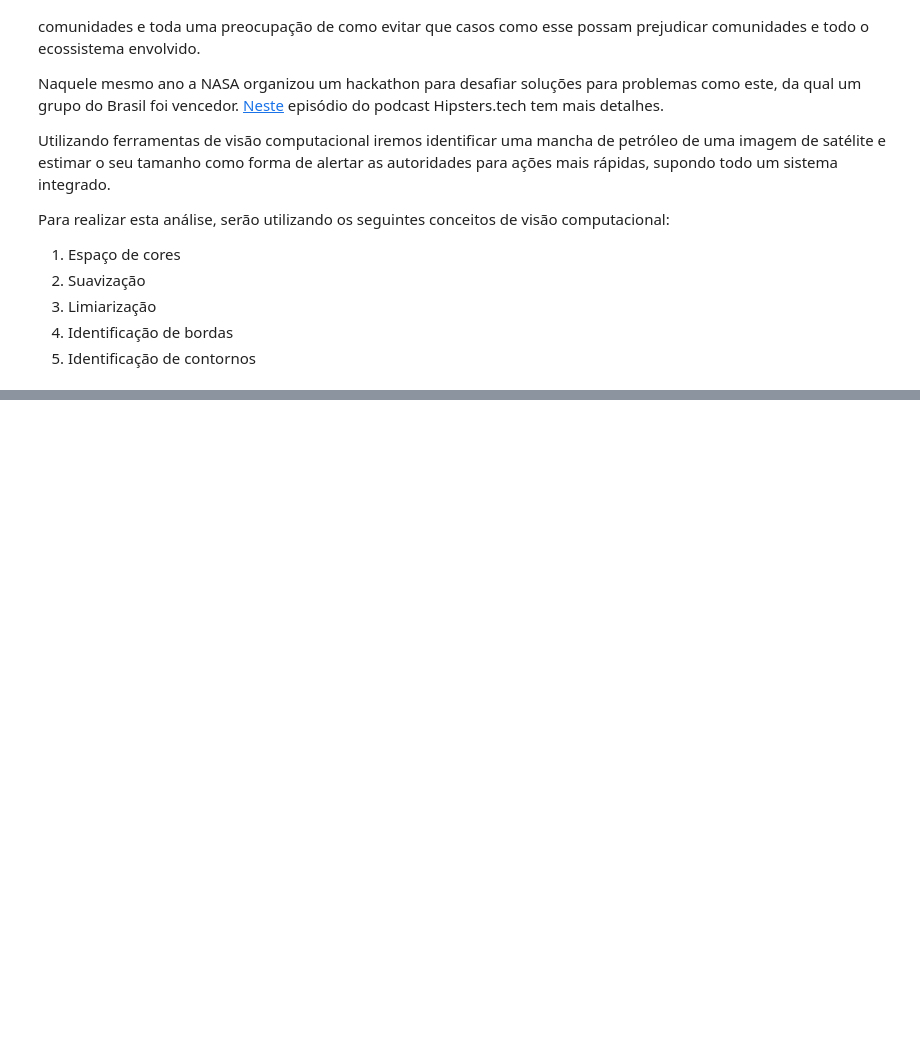
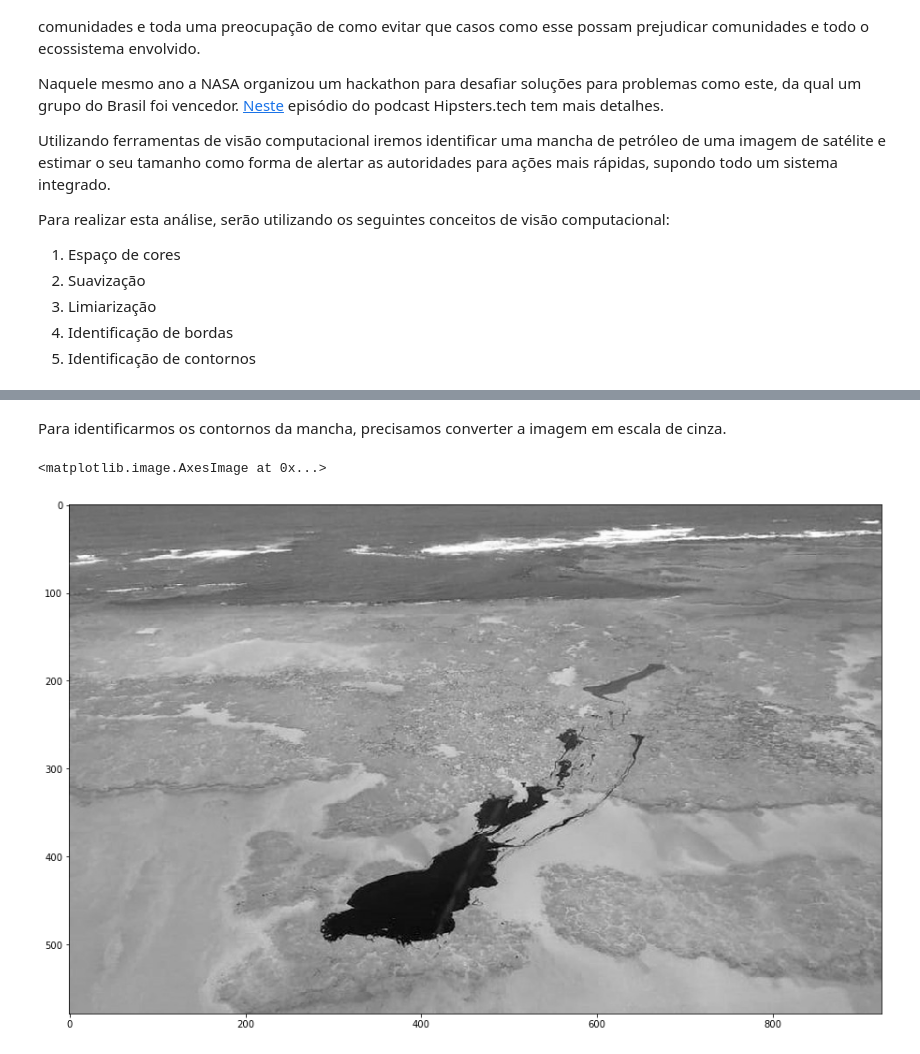
Before and after one commit to michelpf/fiap-on-visao-computacional, a Jupyter notebook: contornos-petroleo-nordeste.ipynb, the cells around one changed output, grey strips where cells are left out. Saved outputs shown, nothing was run; the diff lists cells and outputs as text; code cells hidden in the pictures; blank space fills up the shorter version.

```diff
--- a/contornos-petroleo-nordeste.ipynb
+++ b/contornos-petroleo-nordeste.ipynb
@@ -18,0 +45,10 @@ Circulou na imprensa de 2019 imagens como a abaixo, obtidas por satélites para
+# %% [markdown]
+Para identificarmos os contornos da mancha, precisamos converter a imagem em escala de cinza.
+# %%
+imagem_gray = cv2.cvtColor(imagem, cv2.COLOR_RGB2GRAY)
+
+plt.figure(figsize=(20, 10))
+plt.imshow(imagem_gray, cmap="gray")
+# %% [output]
+<matplotlib.image.AxesImage at 0x...>
+[figure, added]
```
Also changed, not shown: parts of 18 cells of this notebook.
